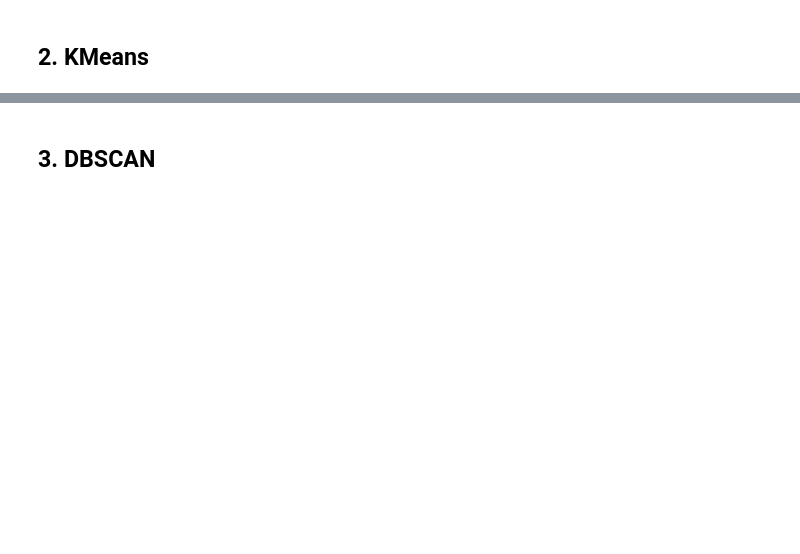
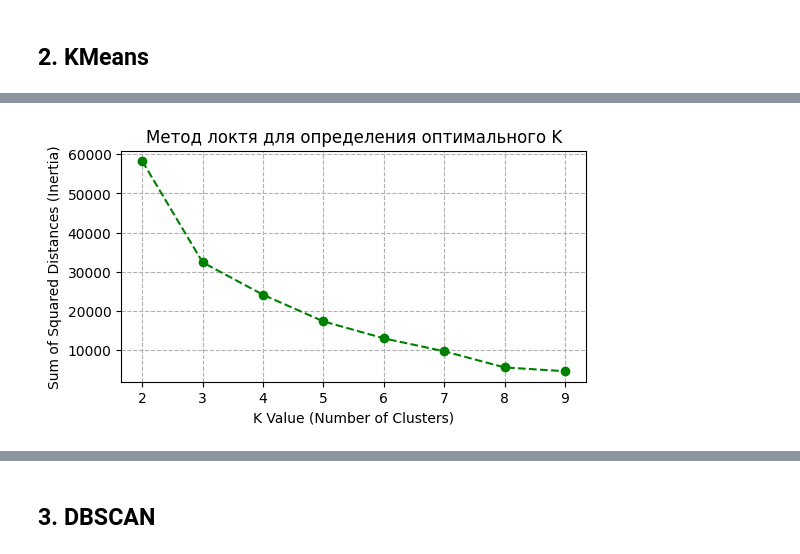
Before and after one commit to RunForJoy/ml-fundamentals-classification-regression-clustering, a Jupyter notebook: src/ex05/05_clustering_RU.ipynb, the cells around one changed output, grey strips where cells are left out. Saved outputs shown, nothing was run; the diff lists cells and outputs as text; code cells hidden in the pictures; blank space fills up the shorter version.

```diff
--- a/src/ex05/05_clustering_RU.ipynb
+++ b/src/ex05/05_clustering_RU.ipynb
@@ -18,0 +57,21 @@
+# %%
+ssd = []
+silhouettes = []
+cluster_range = range(2, 10)
+
+for n_cluster in cluster_range:
+    model = KMeans(n_clusters=n_cluster, random_state=21)
+    labels = model.fit_predict(df)
+
+    ssd.append(model.inertia_)
+    silhouettes.append(silhouette_score(df, labels))
+# %%
+plt.figure(figsize=(6, 3))
+plt.plot(cluster_range, ssd, "o--", color="g")
+plt.xlabel("K Value (Number of Clusters)")
+plt.ylabel("Sum of Squared Distances (Inertia)")
+plt.title("Метод локтя для определения оптимального K")
+plt.grid(True, linestyle="--")
+plt.show()
+# %% [output]
+[figure, added]
```
Also changed, not shown: parts of 29 cells of this notebook.
